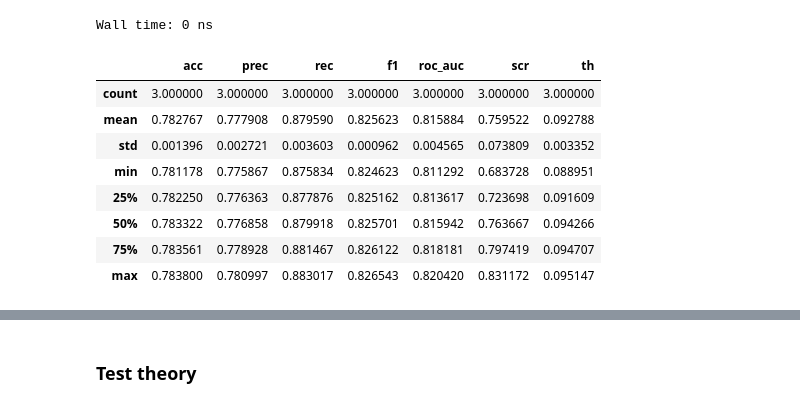
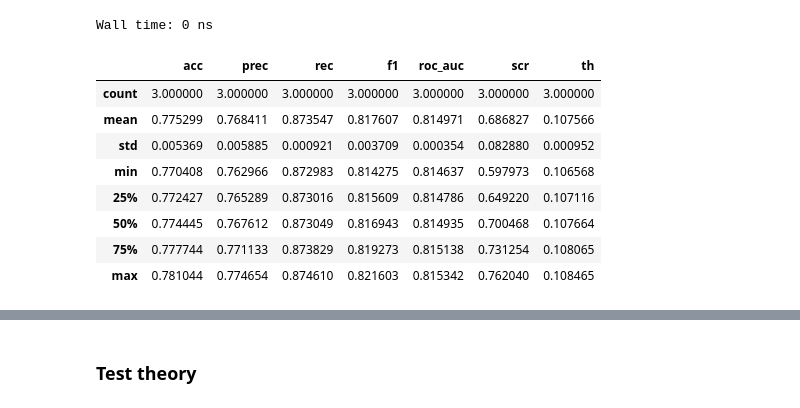
Before and after one commit to almaslov/idao2019, a Jupyter notebook: 09_foi.ipynb, the cells around one changed output, grey strips where cells are left out. Cells and saved outputs as stored; diff of their text form; code cells hidden in the pictures.

```diff
--- a/09_foi.ipynb
+++ b/09_foi.ipynb
@@ -42,7 +42,7 @@ def ndprint(a, precision=3):
 ### Reading
 # %%
 %%time
-used_cols = xyz_cols + mom_cols + hit_type_cols + dxyz_cols + exy_cols + edxy_cols + hit_stats_cols + t_cols + ncl_cols + avg_cs_cols
+used_cols = xyz_cols + mom_cols + hit_type_cols + dxyz_cols + exy_cols + edxy_cols + hit_stats_cols + t_cols + ncl_cols + avg_cs_cols + foi_cols
 global_feature_importance = None
 train, train_foi = read_train(used_cols, 1000000)
 display(train.shape, count_classes(train))
@@ -264,8 +264,13 @@ def filter_unimportant_features(features):
     if global_feature_importance is None:
         return features
     fscore = global_feature_importance
-    return [col for col in features if col not in fscore.index or fscore.loc[col, 'score'] > 0.01]
-#     return features
+#     return [col for col in features if col not in fscore.index or fscore.loc[col, 'score'] > 0.01]
+    return features
+
+def replace_hits(data, features):
+    for col in cl_cols:
+        data.loc[:, col[3:]] = global_foi_data.loc[data.index.values, col].values
+    return data
 
 class DataTransformer(TransformerMixin):
     def __init__(self, *featurizers):
@@ -277,38 +282,41 @@ class DataTransformer(TransformerMixin):
     def transform(self, data):
         data = data.copy()
         features = [] + mom_cols + hit_type_cols + dxyz_cols + exy_cols + edxy_cols + hit_stats_cols + t_cols + ncl_cols + avg_cs_cols + xyz_cols
         features = filter_unimportant_features(features)
         self.origin_features = features.copy()
 
 #         add_is_muon(data, features)
 #         add_is_muon_tight(data, features)
 #         add_probability_hit_detector(data, features)
+#         add_cl_hits(data, features)
+        data = replace_hits(data, features)
         add_coses(data, features)
         add_mse(data, features)
         add_normed_err(data, features)
         add_dll(data, features)
         add_errs(data, features)
+#         add_cl_mse(data, features)
 
 #         filter_data(data)
         if not features:
             raise('no features')
 
         features = filter_unimportant_features(features)
         self.new_features = features[len(self.origin_features):]
         self.features = self.origin_features + self.new_features
 #         print(len(features))
         return data[features].values
 
-df_scores, feature_importance = cross_validate(train, n_estimators=60, n_splits=3, n_rows=30000, transformer_cls=DataTransformer)
+df_scores, feature_importance = cross_validate(train, n_estimators=60, n_splits=3, n_rows=10000, transformer_cls=DataTransformer)
 display(df_scores.describe())
 # display(feature_importance)
 # %% [output]
 |  | acc | prec | rec | f1 | roc_auc | scr | th |
 | count | 3.000000 | 3.000000 | 3.000000 | 3.000000 | 3.000000 | 3.000000 | 3.000000 |
-| mean | 0.782767 | 0.777908 | 0.879590 | 0.825623 | 0.815884 | 0.759522 | 0.092788 |
-| std | 0.001396 | 0.002721 | 0.003603 | 0.000962 | 0.004565 | 0.073809 | 0.003352 |
-| min | 0.781178 | 0.775867 | 0.875834 | 0.824623 | 0.811292 | 0.683728 | 0.088951 |
-| 25% | 0.782250 | 0.776363 | 0.877876 | 0.825162 | 0.813617 | 0.723698 | 0.091609 |
-| 50% | 0.783322 | 0.776858 | 0.879918 | 0.825701 | 0.815942 | 0.763667 | 0.094266 |
-| 75% | 0.783561 | 0.778928 | 0.881467 | 0.826122 | 0.818181 | 0.797419 | 0.094707 |
-| max | 0.783800 | 0.780997 | 0.883017 | 0.826543 | 0.820420 | 0.831172 | 0.095147 |
+| mean | 0.775299 | 0.768411 | 0.873547 | 0.817607 | 0.814971 | 0.686827 | 0.107566 |
+| std | 0.005369 | 0.005885 | 0.000921 | 0.003709 | 0.000354 | 0.082880 | 0.000952 |
+| min | 0.770408 | 0.762966 | 0.872983 | 0.814275 | 0.814637 | 0.597973 | 0.106568 |
+| 25% | 0.772427 | 0.765289 | 0.873016 | 0.815609 | 0.814786 | 0.649220 | 0.107116 |
+| 50% | 0.774445 | 0.767612 | 0.873049 | 0.816943 | 0.814935 | 0.700468 | 0.107664 |
+| 75% | 0.777744 | 0.771133 | 0.873829 | 0.819273 | 0.815138 | 0.731254 | 0.108065 |
+| max | 0.781044 | 0.774654 | 0.874610 | 0.821603 | 0.815342 | 0.762040 | 0.108465 |
```
Also changed, not shown: parts of 11 cells of this notebook.
